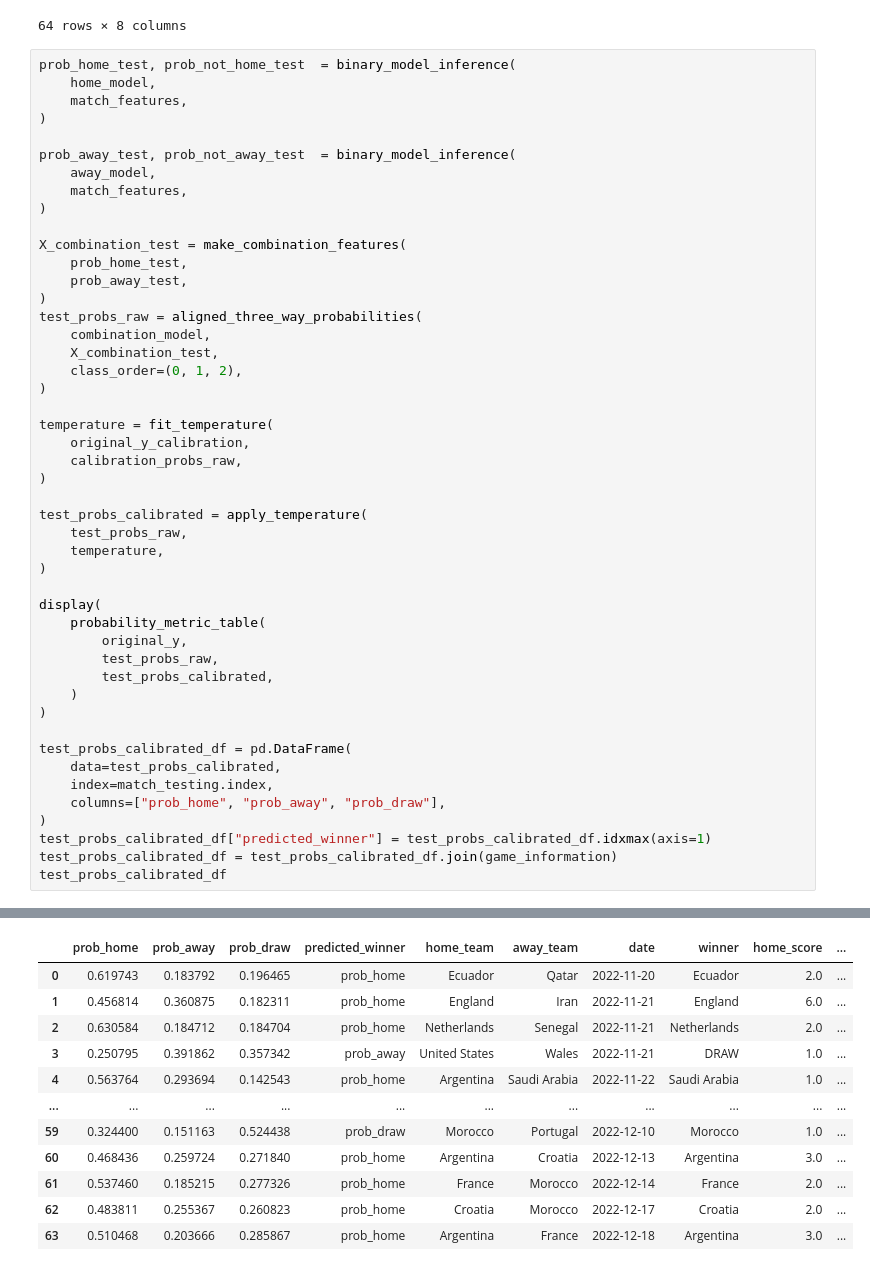
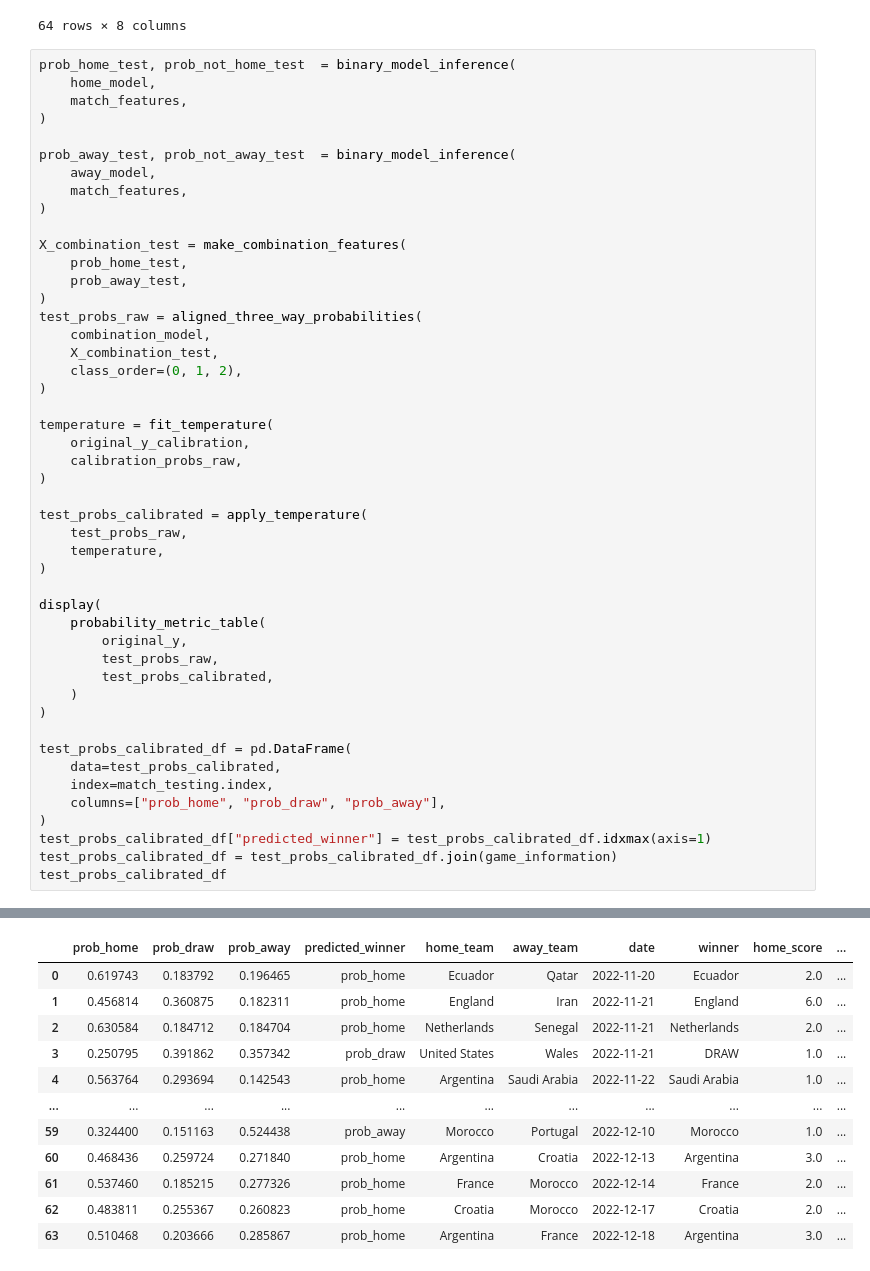
Before and after one commit to nikunjpradhan31/WorldCupPredictionModeling, a Jupyter notebook: two_home_away_predictions.ipynb, the cells around one changed output, grey strips where cells are left out. Saved outputs shown, nothing was run; the diff lists cells and outputs as text.

```diff
--- a/two_home_away_predictions.ipynb
+++ b/two_home_away_predictions.ipynb
@@ -1460,42 +1460,42 @@ test_probs_raw = aligned_three_way_probabilities(
 temperature = fit_temperature(
     original_y_calibration,
     calibration_probs_raw,
 )
 
 test_probs_calibrated = apply_temperature(
     test_probs_raw,
     temperature,
 )
 
 display(
     probability_metric_table(
         original_y,
         test_probs_raw,
         test_probs_calibrated,
     )
 )
 
 test_probs_calibrated_df = pd.DataFrame(
     data=test_probs_calibrated,
     index=match_testing.index,
-    columns=["prob_home", "prob_away", "prob_draw"],
+    columns=["prob_home", "prob_draw", "prob_away"],
 )
 test_probs_calibrated_df["predicted_winner"] = test_probs_calibrated_df.idxmax(axis=1)
 test_probs_calibrated_df = test_probs_calibrated_df.join(game_information)
 test_probs_calibrated_df
 # %% [output]
 |  | log_loss | multiclass_brier | rps |
 | model |  |  |  |
 | Uncalibrated | 1.014467 | 0.604801 | 0.230228 |
 | Temperature calibrated | 1.013737 | 0.604599 | 0.229988 |
-|  | prob_home | prob_away | prob_draw | predicted_winner | home_team | away_team | date | winner | home_score | ... |
+|  | prob_home | prob_draw | prob_away | predicted_winner | home_team | away_team | date | winner | home_score | ... |
 | 0 | 0.619743 | 0.183792 | 0.196465 | prob_home | Ecuador | Qatar | 2022-11-20 | Ecuador | 2.0 | ... |
 | 1 | 0.456814 | 0.360875 | 0.182311 | prob_home | England | Iran | 2022-11-21 | England | 6.0 | ... |
 | 2 | 0.630584 | 0.184712 | 0.184704 | prob_home | Netherlands | Senegal | 2022-11-21 | Netherlands | 2.0 | ... |
-| 3 | 0.250795 | 0.391862 | 0.357342 | prob_away | United States | Wales | 2022-11-21 | DRAW | 1.0 | ... |
+| 3 | 0.250795 | 0.391862 | 0.357342 | prob_draw | United States | Wales | 2022-11-21 | DRAW | 1.0 | ... |
 | 4 | 0.563764 | 0.293694 | 0.142543 | prob_home | Argentina | Saudi Arabia | 2022-11-22 | Saudi Arabia | 1.0 | ... |
 | ... | ... | ... | ... | ... | ... | ... | ... | ... | ... | ... |
-| 59 | 0.324400 | 0.151163 | 0.524438 | prob_draw | Morocco | Portugal | 2022-12-10 | Morocco | 1.0 | ... |
+| 59 | 0.324400 | 0.151163 | 0.524438 | prob_away | Morocco | Portugal | 2022-12-10 | Morocco | 1.0 | ... |
 | 60 | 0.468436 | 0.259724 | 0.271840 | prob_home | Argentina | Croatia | 2022-12-13 | Argentina | 3.0 | ... |
 | 61 | 0.537460 | 0.185215 | 0.277326 | prob_home | France | Morocco | 2022-12-14 | France | 2.0 | ... |
 | 62 | 0.483811 | 0.255367 | 0.260823 | prob_home | Croatia | Morocco | 2022-12-17 | Croatia | 2.0 | ... |
```
Also changed, not shown: 3 other files.
